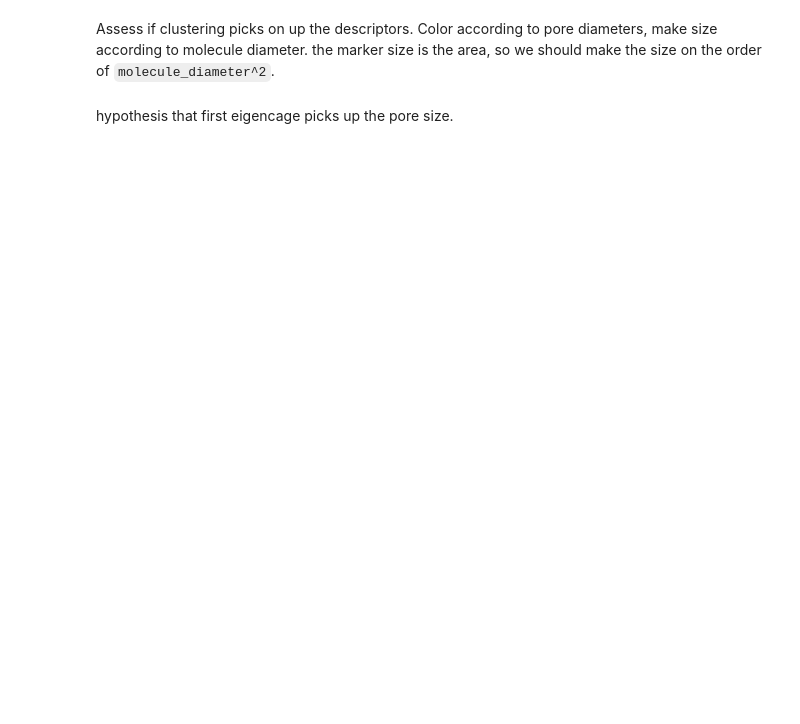
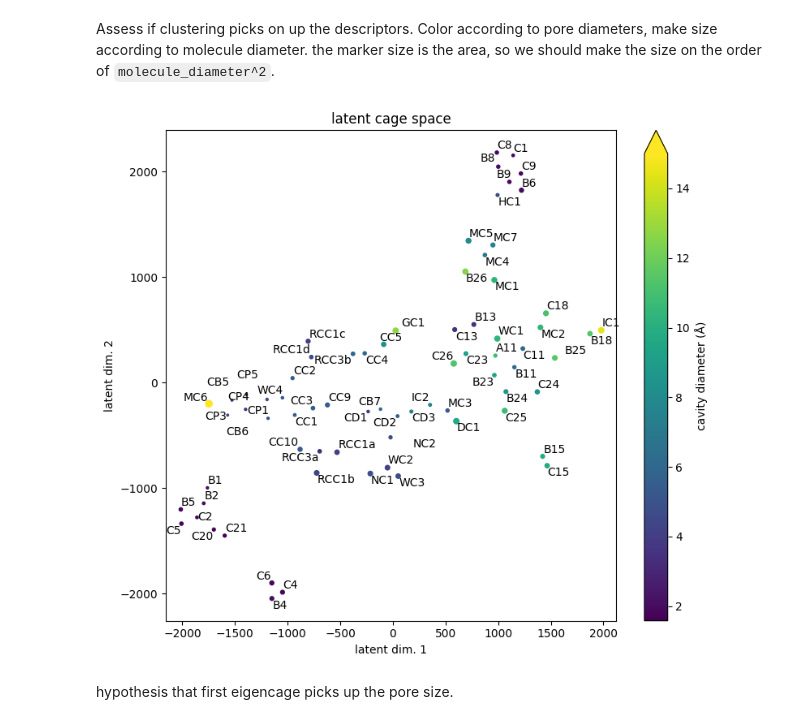
Before and after one commit to SimonEnsemble/latent_cage_space, a Jupyter notebook: svd.ipynb, the cells around one changed output. Saved outputs shown, nothing was run; the diff lists cells and outputs as text; code cells hidden in the pictures; blank space fills up the shorter version.

```diff
--- a/svd.ipynb
+++ b/svd.ipynb
@@ -408,30 +409,32 @@ Assess if clustering picks on up the descriptors.
 Color according to pore diameters, make size according to molecule diameter.
 the marker size is the area, so we should make the size on the order of `molecule_diameter^2`.
 # %%
-figure(figsize=(8, 7))
-scatter(x_tsne[:, 1], x_tsne[:, 2],
+plt.figure(figsize=(8, 7))
+plt.scatter(x_tsne[:, 1], x_tsne[:, 2],
     c=pore_diameters,
     s=molecule_diameters .^ 2 / maximum(molecule_diameters .^ 2) * 35.0,
     vmax=15.0
 )
 texts = []
 for i = 1:length(cages)
     push!(texts,
-        annotate(cages[i], (x_tsne[i, 1], x_tsne[i, 2]))
+        plt.annotate(cages[i], (x_tsne[i, 1], x_tsne[i, 2]))
         )
 end
 adjustText.adjust_text(texts)
 # for i = 1:length(cages)
 #     plt.annotate(cages[i], (x_tsne[i, 1], x_tsne[i, 2]))
 # end
-cbar = colorbar(extend="max", label="cavity diameter (Å)")
-title("latent cage space")
-xlabel("latent dim. 1")
-ylabel("latent dim. 2")
-axis("equal")
-tight_layout()
-savefig("cage_space_colored_by_diams_2D.png", format="png", dpi=300)
-show()
+cbar = plt.colorbar(extend="max", label="cavity diameter (Å)")
+plt.title("latent cage space")
+plt.xlabel("latent dim. 1")
+plt.ylabel("latent dim. 2")
+plt.axis("equal")
+plt.tight_layout()
+plt.savefig("cage_space_colored_by_diams_2D.png", format="png", dpi=300)
+plt.show()
+# %% [output]
+[figure, added]
 # %% [markdown]
 hypothesis that first eigencage picks up the pore size.
 # %%
```
Also changed, not shown: parts of 30 cells of this notebook, 1 other file.
